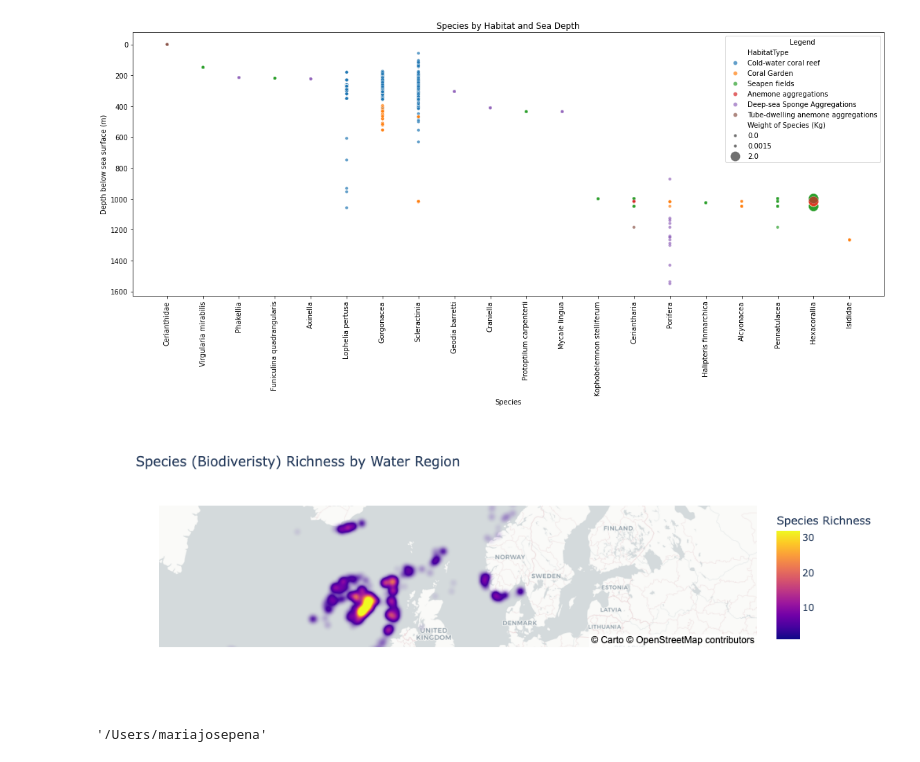
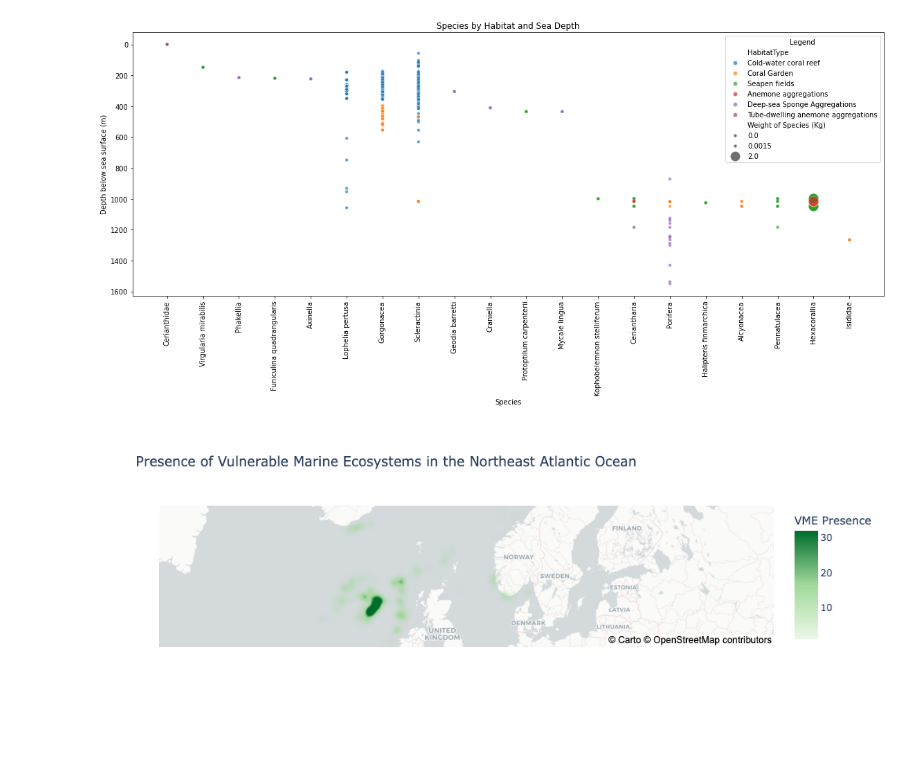
Before and after one commit to AquaLens/capstone, a Jupyter notebook: Data_Visualizations/marine_ecology.ipynb, the cells around one changed output. Cells and saved outputs as stored; diff of their text form; code cells hidden in the pictures.

Commit message:
vme notebook update with updated heatmap

```diff
--- a/Data_Visualizations/marine_ecology.ipynb
+++ b/Data_Visualizations/marine_ecology.ipynb
@@ -10,7 +10,7 @@ import seaborn as sns
 import matplotlib.pyplot as plt
 import plotly.express as px
 # %%
-df_vme_ecosystem = pd.read_csv('VMEDataSet2025513.csv')
+df_vme_ecosystem = pd.read_csv('data/VMEDataSet2025513.csv')
 
 df_vme_ecosystem.head()
 # %% [output]
@@ -161,35 +162,35 @@ plt.show()
 # %%
 # visualization 3: Biodiversity Richness by lat and lon
 
 # exclude data with missing coordinates
-df_species_richness = df_vme_clean.dropna(subset=['Species', 'StartLatitude', 'StartLongitude']).copy()
+df_species_vme = df_vme_clean.dropna(subset=['Species', 'StartLatitude', 'StartLongitude']).copy()
 
 # bin coordinates to create regions
-df_species_richness['lat_bin'] = df_species_richness['StartLatitude'].round(1)
-df_species_richness['lon_bin'] = df_species_richness['StartLongitude'].round(1)
+df_species_vme['lat_bin'] = df_species_vme['StartLatitude'].round(1)
+df_species_vme['lon_bin'] = df_species_vme['StartLongitude'].round(1)
 
-# species per region (biodiversity richness)
-richness = (df_species_richness.groupby(['lat_bin', 'lon_bin'])['Species'].nunique().reset_index(name='Species Richness'))
+# species per region (vme presence)
+presence_vme = (df_species_vme.groupby(['lat_bin', 'lon_bin'])['Species'].nunique().reset_index(name='VME Presence'))
 
+presence_vme = presence_vme.rename(columns={'lat_bin': 'Latitude Bin','lon_bin': 'Longitude Bin'})
 # plotting
 fig = px.density_mapbox(
-    richness,
-    lat='lat_bin',
-    lon='lon_bin',
-    z='Species Richness',
+    presence_vme,
+    lat='Latitude Bin',
+    lon='Longitude Bin',
+    z='VME Presence',
     radius=10,
-    center=dict(lat=df_species_richness['StartLatitude'].mean(), lon=df_species_richness['StartLongitude'].mean()),
+    center=dict(lat=df_species_vme['StartLatitude'].mean(), lon=df_species_vme['StartLongitude'].mean()),
     zoom=2.5,
     mapbox_style="carto-positron",
-    title="Species (Biodiveristy) Richness by Water Region")
+    color_continuous_scale=[
+    "#edf8e9",
+    "#a1d99b",
+    "#006d2c"],
+    title="Presence of Vulnerable Marine Ecosystems in the Northeast Atlantic Ocean")
 
 fig.show()
 
-fig.write_html("species_richness_map.html")
+fig.write_html("docs/data/visual_charts_graphs/vme_presence_heatmap.html")
 # %% [output]
-[figure, old version]
+[figure, new version]
-# %%
-import os
-os.getcwd()
-# %% [output]
-'/Users/mariajosepena'
```
Also changed, not shown: parts of 4 cells of this notebook.
